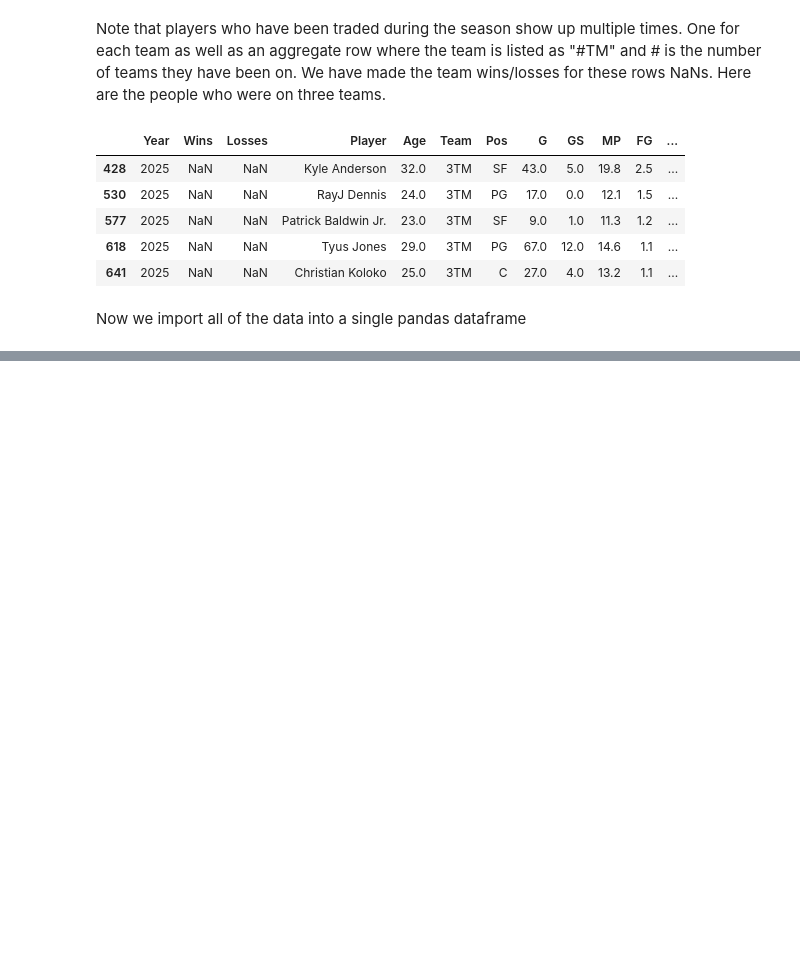
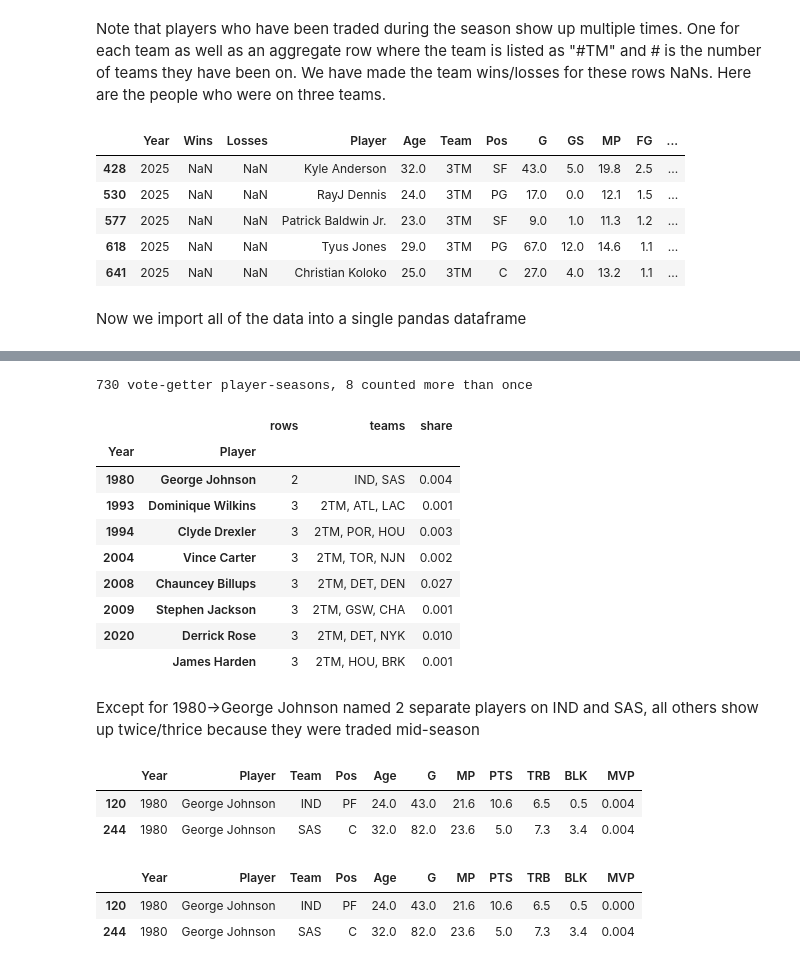
Before and after one commit to Erdos-Projects/fall-2026-nba-mvp-prediction, a Jupyter notebook: data_collection/player_data_collection.ipynb, the cells around one changed output, grey strips where cells are left out. Cells and saved outputs as stored; diff of their text form; code cells hidden in the pictures; blank space fills up the shorter version.

```diff
--- a/data_collection/player_data_collection.ipynb
+++ b/data_collection/player_data_collection.ipynb
@@ -101,0 +102,25 @@ df_tot.sample(10)
+# %%
+#deduplicating players that show up with MVP shares more than once because they were traded
+votes = df_tot[df_tot['MVP'] > 0]
+counts = votes.groupby(['Year', 'Player']).agg(
+    rows=('Team', 'size'),
+    teams=('Team', ', '.join),
+    share=('MVP', 'first'),
+)
+dups = counts[counts['rows'] > 1]
+print(f"{len(counts)} vote-getter player-seasons, {len(dups)} counted more than once")
+dups
+# %% [output]
+730 vote-getter player-seasons, 8 counted more than once
+|  |  | rows | teams | share |
+| Year | Player |  |  |  |
+| 1980 | George Johnson | 2 | IND, SAS | 0.004 |
+| 1993 | Dominique Wilkins | 3 | 2TM, ATL, LAC | 0.001 |
+| 1994 | Clyde Drexler | 3 | 2TM, POR, HOU | 0.003 |
+| 2004 | Vince Carter | 3 | 2TM, TOR, NJN | 0.002 |
+| 2008 | Chauncey Billups | 3 | 2TM, DET, DEN | 0.027 |
+| 2009 | Stephen Jackson | 3 | 2TM, GSW, CHA | 0.001 |
+| 2020 | Derrick Rose | 3 | 2TM, DET, NYK | 0.010 |
+|  | James Harden | 3 | 2TM, HOU, BRK | 0.001 |
+# %% [markdown]
+Except for 1980->George Johnson named 2 separate players on IND and SAS, all others show up twice/thrice because they were traded mid-season
@@ -101,0 +138,16 @@ df_tot.sample(10)
+# %%
+cols = ['Year', 'Player', 'Team', 'Pos', 'Age', 'G', 'MP', 'PTS', 'TRB', 'BLK', 'MVP']
+df_tot.loc[(df_tot['Year'] == 1980) & (df_tot['Player'] == 'George Johnson'), cols]
+# %% [output]
+|  | Year | Player | Team | Pos | Age | G | MP | PTS | TRB | BLK | MVP |
+| 120 | 1980 | George Johnson | IND | PF | 24.0 | 43.0 | 21.6 | 10.6 | 6.5 | 0.5 | 0.004 |
+| 244 | 1980 | George Johnson | SAS | C | 32.0 | 82.0 | 23.6 | 5.0 | 7.3 | 3.4 | 0.004 |
+# %%
+# On the website it shows that the SAS George Johnson got the MVP vote share not the one on IND, so fixing that manually here
+df_tot.loc[(df_tot['Year'] == 1980) & (df_tot['Player'] == 'George Johnson') & (df_tot['Team'] == 'IND'), 'MVP'] = 0.0
+
+df_tot.loc[(df_tot['Year'] == 1980) & (df_tot['Player'] == 'George Johnson'), cols]
+# %% [output]
+|  | Year | Player | Team | Pos | Age | G | MP | PTS | TRB | BLK | MVP |
+| 120 | 1980 | George Johnson | IND | PF | 24.0 | 43.0 | 21.6 | 10.6 | 6.5 | 0.5 | 0.000 |
+| 244 | 1980 | George Johnson | SAS | C | 32.0 | 82.0 | 23.6 | 5.0 | 7.3 | 3.4 | 0.004 |
```
Also changed, not shown: parts of 4 cells of this notebook.
